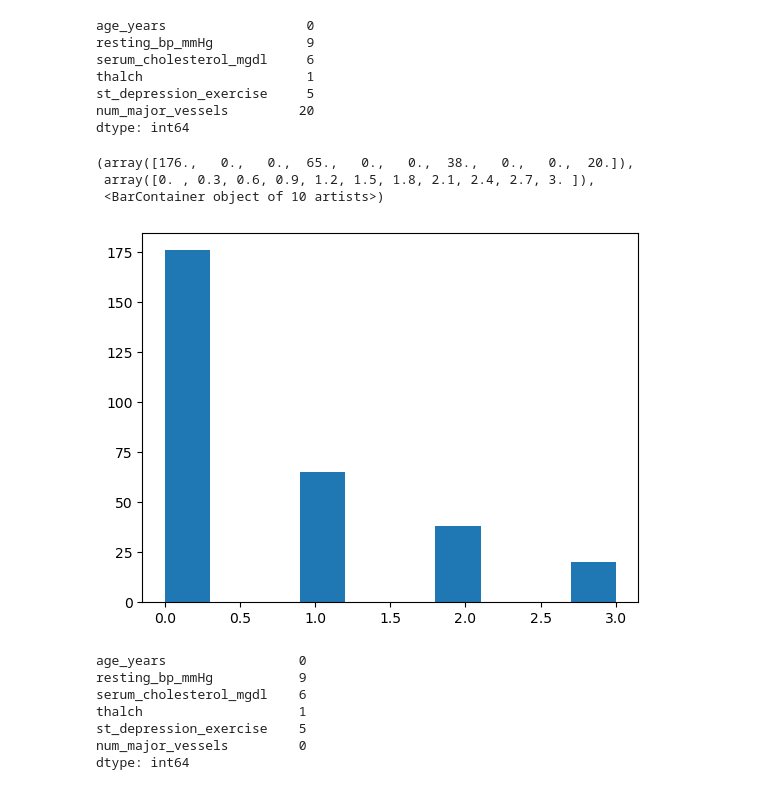
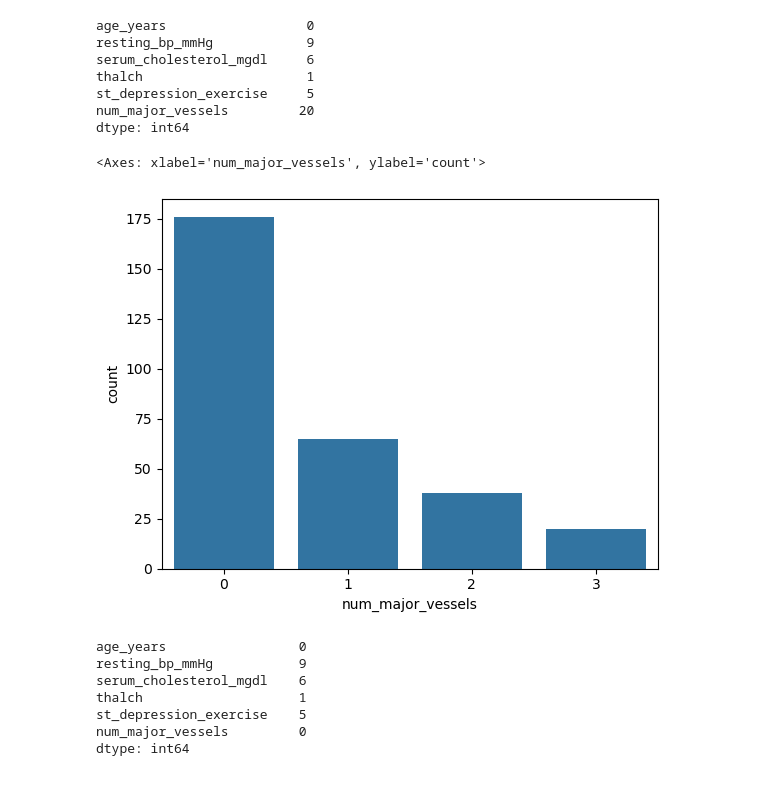
Before and after one commit to GabrielSiega/MLDP-Project---Heart-Disease-Prediction, a Jupyter notebook: Notebooks/All_models.ipynb, the cells around one changed output. Saved outputs shown, nothing was run; the diff lists cells and outputs as text; code cells hidden in the pictures.

```diff
--- a/Notebooks/All_models.ipynb
+++ b/Notebooks/All_models.ipynb
@@ -151,13 +151,11 @@ dtype: int64
 #st_depression_exercise has 5 outliers (Moderate Distribution)
 #num_major_vessels has 20 outliers (High Distribution)
 # %%
-import matplotlib.pyplot as plt
-plt.hist(df['num_major_vessels'])
+import seaborn as sns
+sns.countplot(x='num_major_vessels', data=df)
 # %% [output]
-(array([176.,   0.,   0.,  65.,   0.,   0.,  38.,   0.,   0.,  20.]),
- array([0. , 0.3, 0.6, 0.9, 1.2, 1.5, 1.8, 2.1, 2.4, 2.7, 3. ]),
- <BarContainer object of 10 artists>)
+<Axes: xlabel='num_major_vessels', ylabel='count'>
-[figure, old version]
+[figure, new version]
 # %%
 import numpy as np
 import pandas as pd
```
